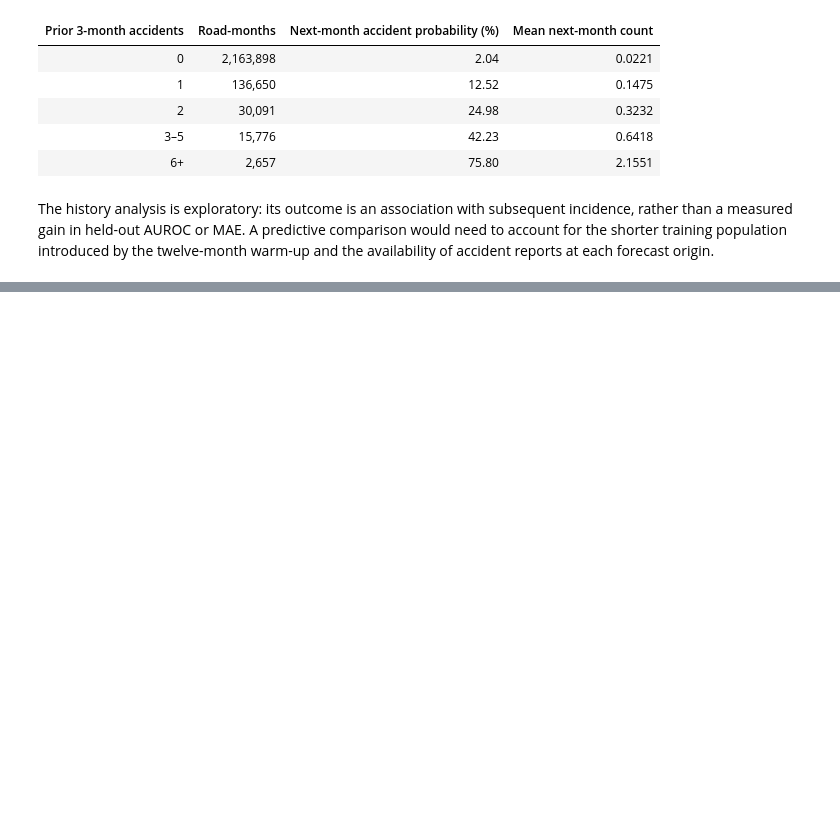
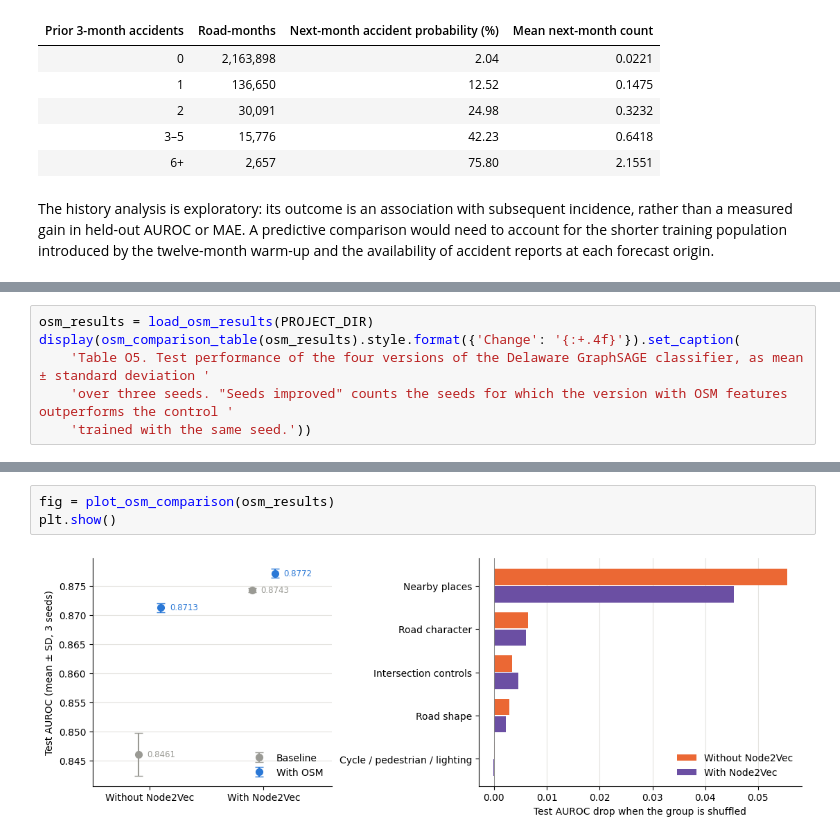
Before and after one commit to aaronteork/CS5284_GML, a Jupyter notebook: Final_Report.ipynb, the cells around one changed output, grey strips where cells are left out. Drawn from its saved outputs; the diff is of its cells as text; blank space fills up the shorter version.

```diff
--- a/Final_Report.ipynb
+++ b/Final_Report.ipynb
@@ -522,0 +553,6 @@ The history analysis is exploratory: its outcome is an association with subseque
+# %%
+osm_results = load_osm_results(PROJECT_DIR)
+display(osm_comparison_table(osm_results).style.format({'Change': '{:+.4f}'}).set_caption(
+    'Table O5. Test performance of the four versions of the Delaware GraphSAGE classifier, as mean ± standard deviation '
+    'over three seeds. "Seeds improved" counts the seeds for which the version with OSM features outperforms the control '
+    'trained with the same seed.'))
@@ -522,0 +571,5 @@ The history analysis is exploratory: its outcome is an association with subseque
+# %%
+fig = plot_osm_comparison(osm_results)
+plt.show()
+# %% [output]
+[figure, added]
```
Also changed, not shown: parts of 23 cells of this notebook, 43 other files.
